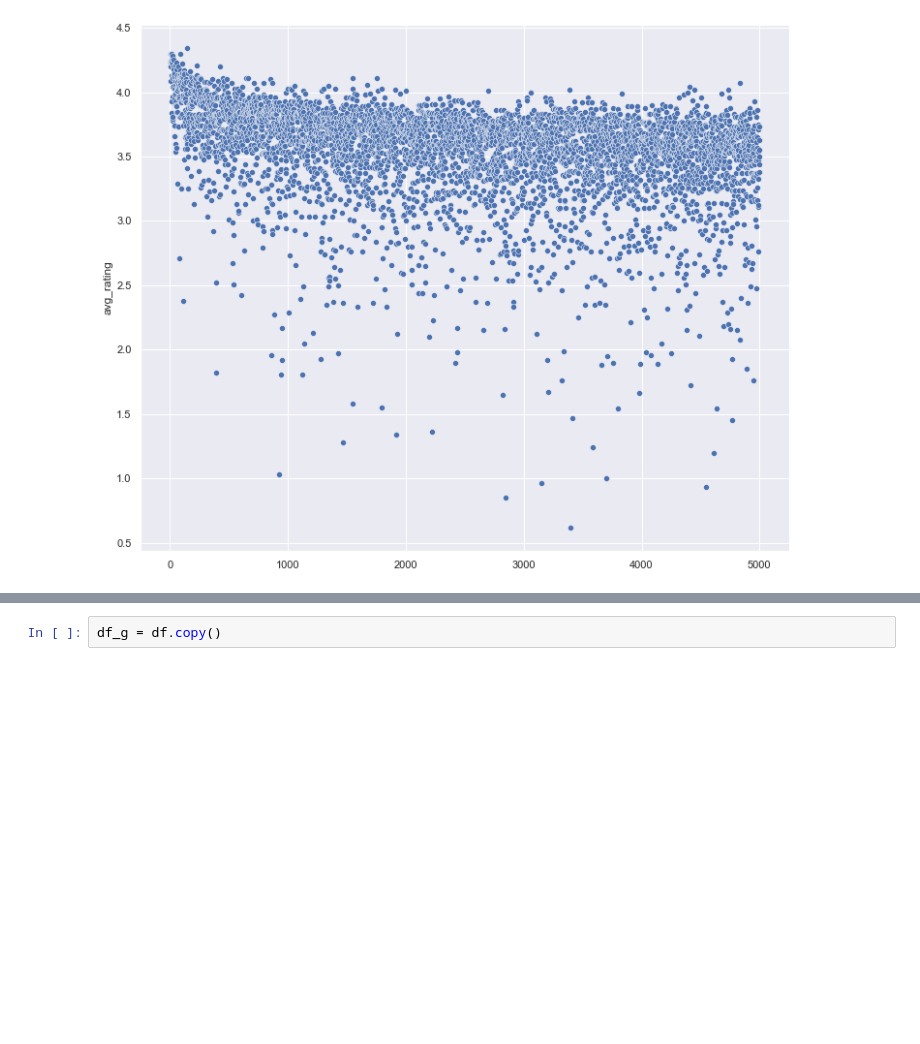
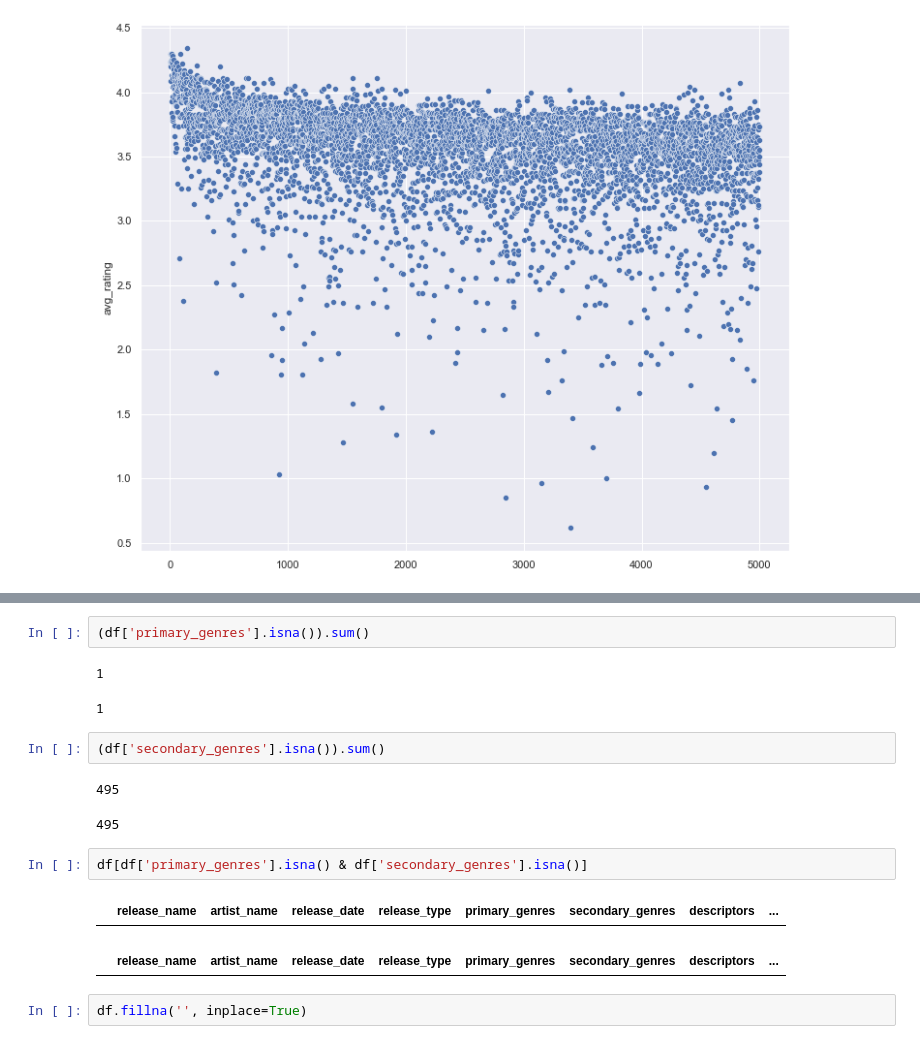
Before and after one commit to panierka/RymTop5000Albums, a Jupyter notebook: eda.ipynb, the cells around one changed output, grey strips where cells are left out. Saved outputs shown, nothing was run; the diff lists cells and outputs as text; blank space fills up the shorter version.

```diff
--- a/eda.ipynb
+++ b/eda.ipynb
@@ -131,2 +139,17 @@ dtype: int64
-# %%
-df_g = df.copy()
+# %%
+(df['primary_genres'].isna()).sum()
+# %% [output]
+1
+1
+# %%
+(df['secondary_genres'].isna()).sum()
+# %% [output]
+495
+495
+# %%
+df[df['primary_genres'].isna() & df['secondary_genres'].isna()]
+# %% [output]
+|  | release_name | artist_name | release_date | release_type | primary_genres | secondary_genres | descriptors | ... |
+|  | release_name | artist_name | release_date | release_type | primary_genres | secondary_genres | descriptors | ... |
+# %%
+df.fillna('', inplace=True)
```
Also changed, not shown: parts of 7 cells of this notebook.
